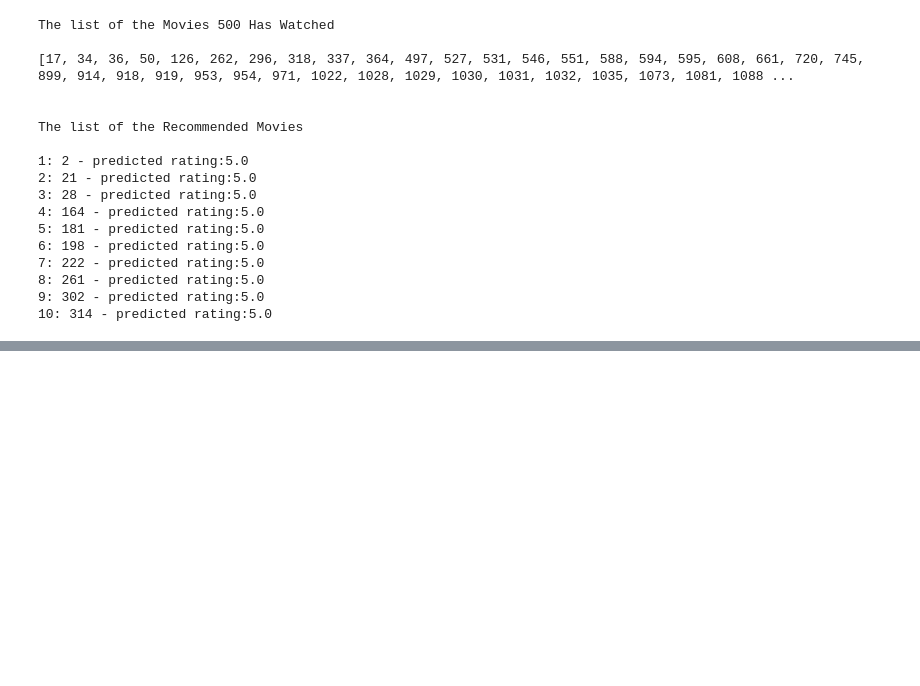
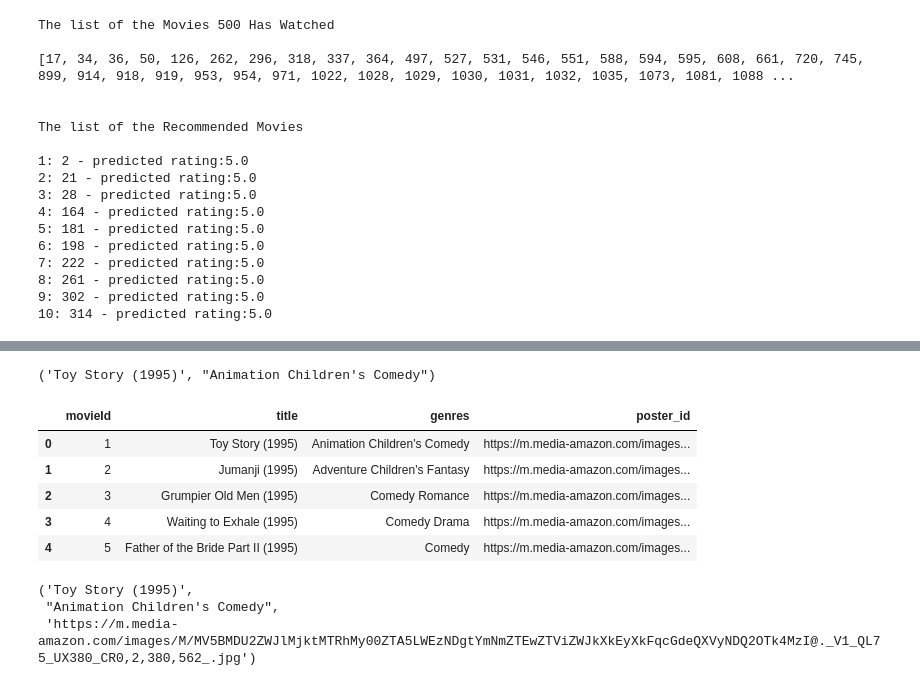
Before and after one commit to Nourhan-Mahmoud/Movie_Recommender_System-NLP_Project, a Jupyter notebook: 02-Code/Item-basedCollaborativeFiltering.ipynb, the cells around one changed output, grey strips where cells are left out. Drawn from its saved outputs; the diff is of its cells as text; code cells hidden in the pictures; blank space fills up the shorter version.

Commit message:
Deployment part1 almost done

```diff
--- a/02-Code/Item-basedCollaborativeFiltering.ipynb
+++ b/02-Code/Item-basedCollaborativeFiltering.ipynb
@@ -181,0 +216,19 @@ The list of the Recommended Movies
+# %%
+retrieve_movie_name_genres(1, movies)
+# %% [output]
+('Toy Story (1995)', "Animation Children's Comedy")
+# %%
+for i in range(len(movies)):
+    try:
+        movies.loc[i,'poster_id'] = mp.get_poster(title=movies.loc[i,'title'])
+    except:
+        movies.loc[i,'poster_id'] = "https://encrypted-tbn0.gstatic.com/images?q=tbn:ANd9GcRoWcWg0E8pSjBNi0TtiZsqu8uD2PAr_K11DA&usqp=CAU"
+# %%
+movies.head()
+# %% [output]
+|  | movieId | title | genres | poster_id |
+| 0 | 1 | Toy Story (1995) | Animation Children's Comedy | https://m.media-amazon.com/images... |
+| 1 | 2 | Jumanji (1995) | Adventure Children's Fantasy | https://m.media-amazon.com/images... |
+| 2 | 3 | Grumpier Old Men (1995) | Comedy Romance | https://m.media-amazon.com/images... |
+| 3 | 4 | Waiting to Exhale (1995) | Comedy Drama | https://m.media-amazon.com/images... |
+| 4 | 5 | Father of the Bride Part II (1995) | Comedy | https://m.media-amazon.com/images... |
@@ -181,0 +245,6 @@ The list of the Recommended Movies
+# %%
+retrieve_movie_name_genres(1, movies)
+# %% [output]
+('Toy Story (1995)',
+ "Animation Children's Comedy",
+ 'https://m.media-amazon.com/images/M/MV5BMDU2ZWJlMjktMTRhMy00ZTA5LWEzNDgtYmNmZTEwZTViZWJkXkEyXkFqcGdeQXVyNDQ2OTk4MzI@._V1_QL75_UX380_CR0,2,380,562_.jpg')
```
Also changed, not shown: parts of 9 cells of this notebook, 4 other files.
